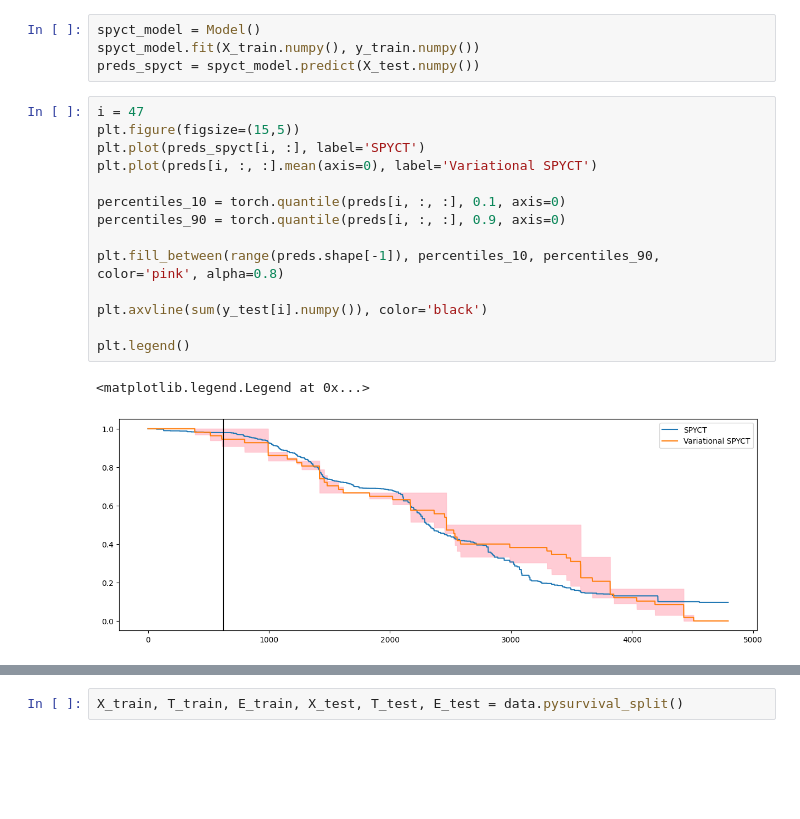
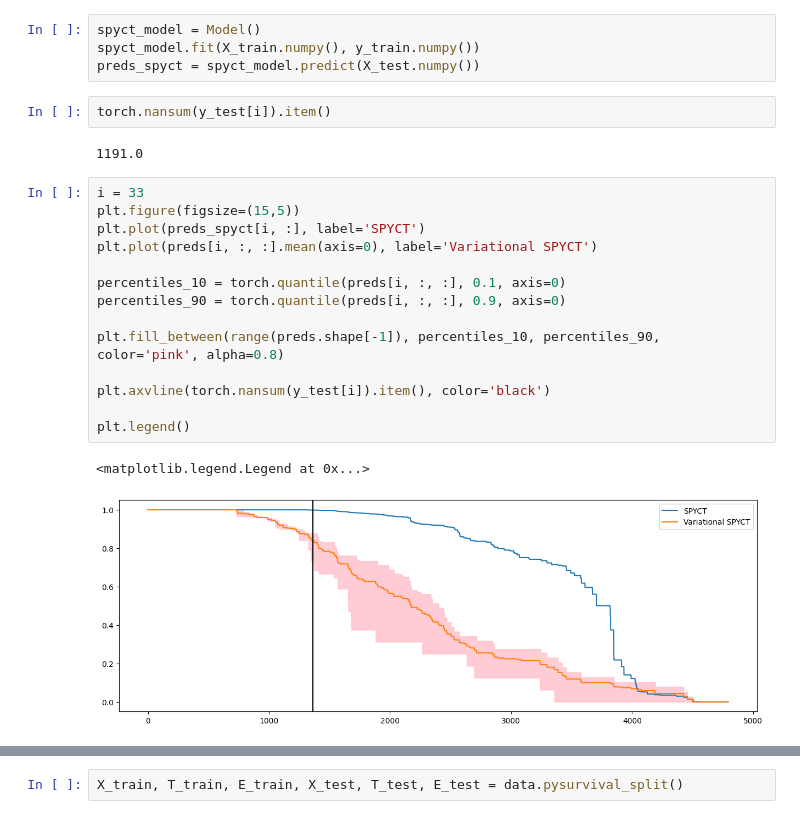
Before and after one commit to viksa98/variational_spyct, a Jupyter notebook: notebooks/04_R_Survival_datasets.ipynb, the cells around one changed output, grey strips where cells are left out. Saved outputs shown, nothing was run; the diff lists cells and outputs as text; blank space fills up the shorter version.

```diff
--- a/notebooks/04_R_Survival_datasets.ipynb
+++ b/notebooks/04_R_Survival_datasets.ipynb
@@ -113,23 +100,27 @@ preds_spyct_onetree = spyct_model_onetree.predict(X_test.numpy())
 spyct_model = Model()
 spyct_model.fit(X_train.numpy(), y_train.numpy())
 preds_spyct = spyct_model.predict(X_test.numpy())
+# %%
+torch.nansum(y_test[i]).item()
+# %% [output]
+1191.0
 # %%
-i = 47
+i = 33
 plt.figure(figsize=(15,5))
 plt.plot(preds_spyct[i, :], label='SPYCT')
 plt.plot(preds[i, :, :].mean(axis=0), label='Variational SPYCT')
 
 percentiles_10 = torch.quantile(preds[i, :, :], 0.1, axis=0)
 percentiles_90 = torch.quantile(preds[i, :, :], 0.9, axis=0)
 
 plt.fill_between(range(preds.shape[-1]), percentiles_10, percentiles_90, color='pink', alpha=0.8)
 
-plt.axvline(sum(y_test[i].numpy()), color='black')
+plt.axvline(torch.nansum(y_test[i]).item(), color='black')
 
 plt.legend()
 # %% [output]
 <matplotlib.legend.Legend at 0x...>
-[figure, old version]
+[figure, new version]
 # %%
 plot_brier(preds, preds_spyct_onetree, y_test)
 # %% [output]
```
Also changed, not shown: parts of 4 cells of this notebook, 3 other files.
